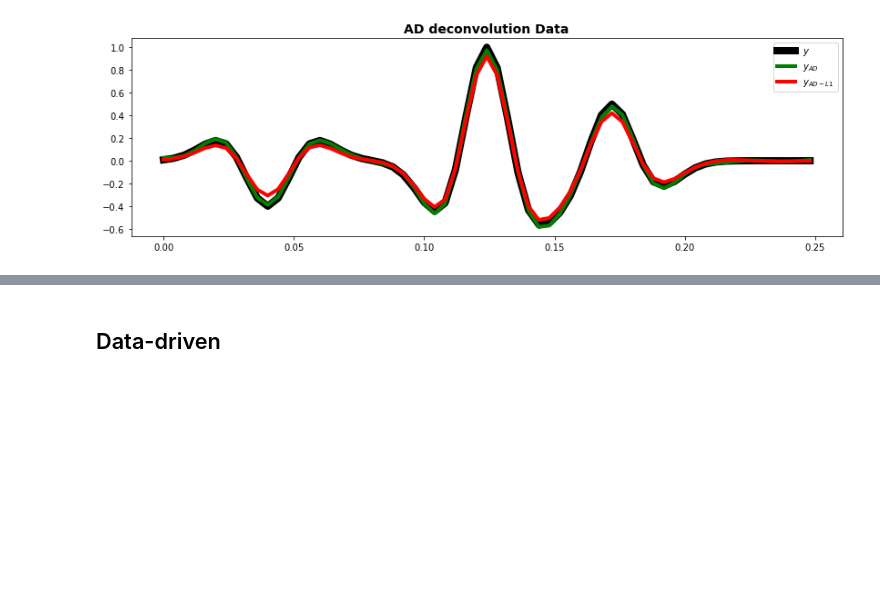
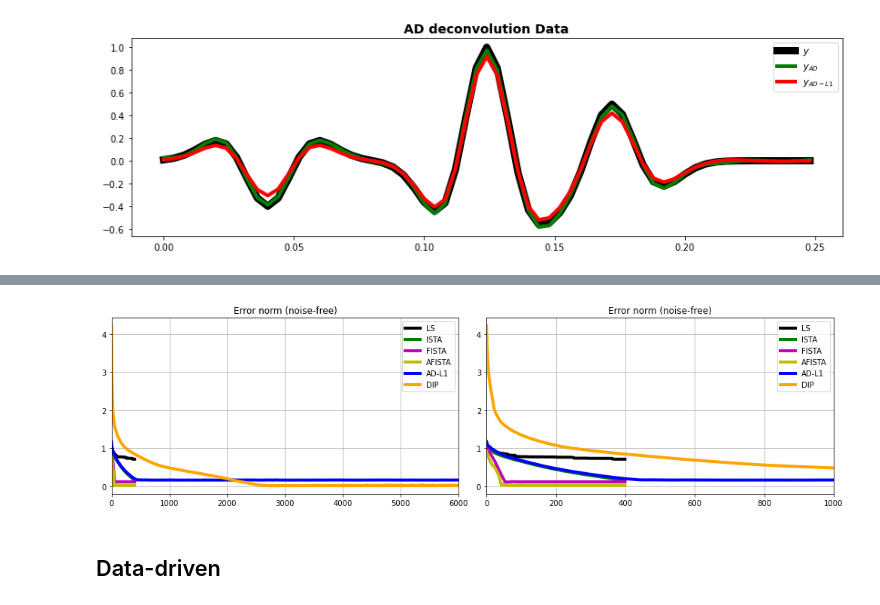
Before and after one commit to PyLops/pylops_transform2022, a Jupyter notebook: Decon.ipynb, the cells around one changed output, grey strips where cells are left out. Drawn from its saved outputs; the diff is of its cells as text; code cells hidden in the pictures; blank space fills up the shorter version.

```diff
--- a/Decon.ipynb
+++ b/Decon.ipynb
@@ -724,3 +852,20 @@ ax.legend();
+# %%
+fig, axs = plt.subplots(1, 2, figsize=(14, 4))
+for ax in axs:
+    ax.plot(errls, 'k', lw=4, label='LS')
+    ax.plot(errista, 'g', lw=4, label='ISTA')
+    ax.plot(errfista, 'm', lw=4, label='FISTA')
+    ax.plot(errafista, 'y', lw=4, label='AFISTA')
+    ax.plot(errad1, 'b', lw=4, label='AD-L1')
+    ax.plot(errdip, '#FFA500', lw=4, label='DIP')
+    ax.set_title('Error norm (noise-free)')
+    ax.legend()
+    ax.grid()
+axs[0].set_xlim(0, 6000)
+axs[1].set_xlim(0, 1000)
+plt.tight_layout()
+# %% [output]
+[figure, added]
 # %% [markdown]
 ## Data-driven
 # %% [markdown]
```
Also changed, not shown: parts of 11 cells of this notebook, 2 other files.
